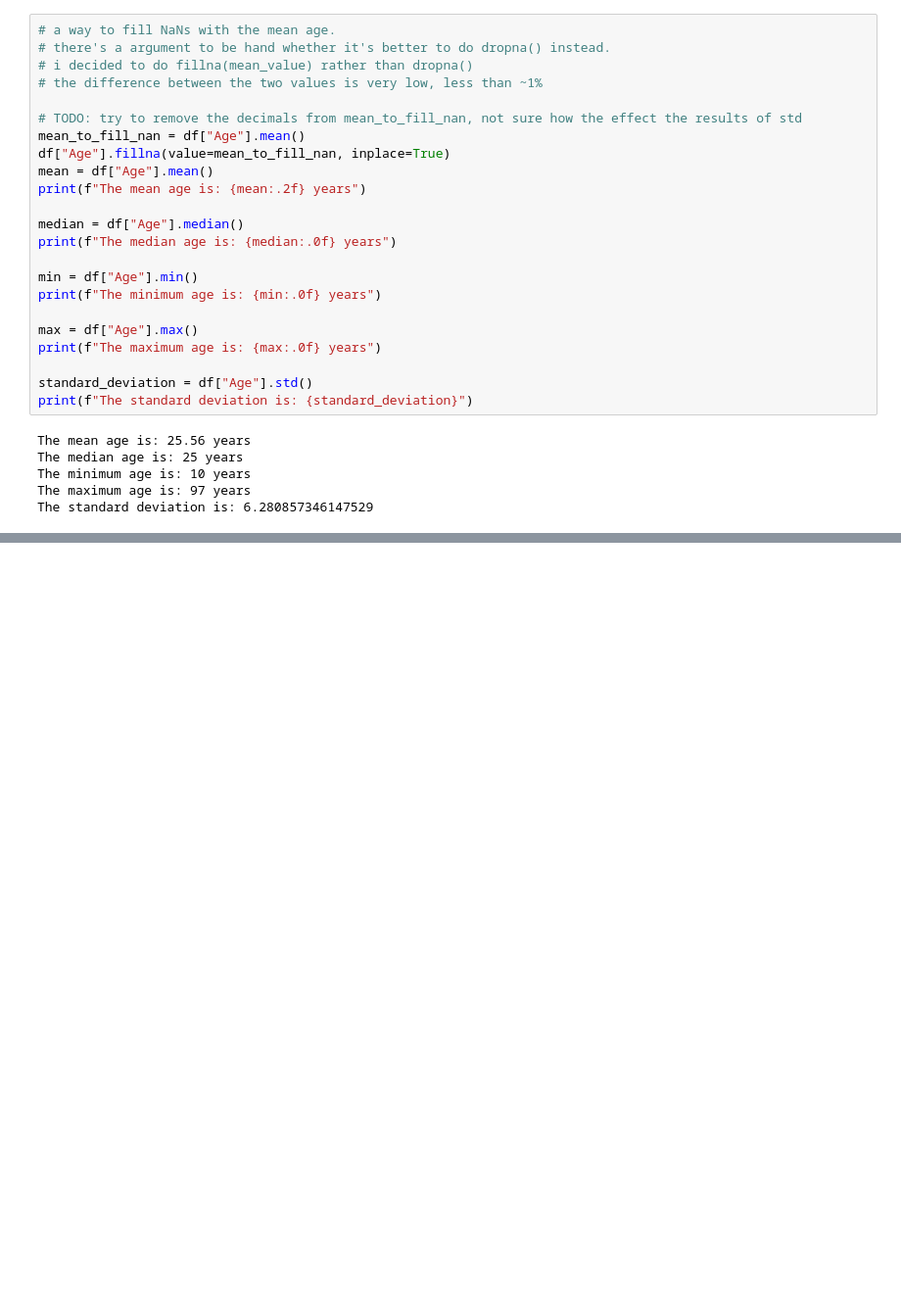
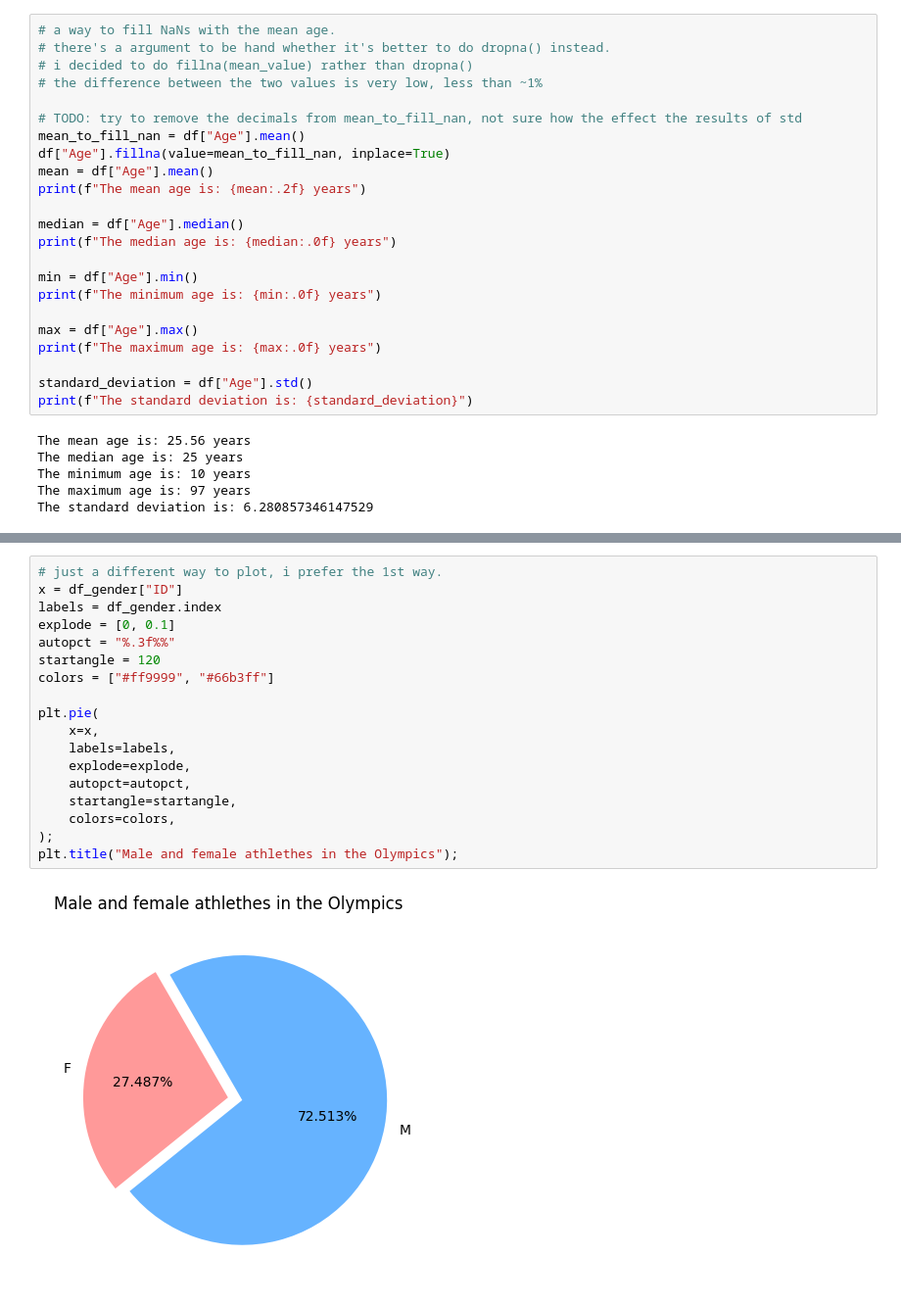
Before and after one commit to wlinds/ITHS-Projekt-OS, a Jupyter notebook: Project/Uppgift_0.ipynb, the cells around one changed output, grey strips where cells are left out. Shown at 98% size. Saved outputs shown, nothing was run; the diff lists cells and outputs as text; blank space fills up the shorter version.

```diff
--- a/Project/Uppgift_0.ipynb
+++ b/Project/Uppgift_0.ipynb
@@ -133,0 +174,20 @@ The standard deviation is: 6.280857346147529
+# %%
+# just a different way to plot, i prefer the 1st way.
+x = df_gender["ID"]
+labels = df_gender.index
+explode = [0, 0.1]
+autopct = "%.3f%%"
+startangle = 120
+colors = ["#ff9999", "#66b3ff"]
+
+plt.pie(
+    x=x,
+    labels=labels,
+    explode=explode,
+    autopct=autopct,
+    startangle=startangle,
+    colors=colors,
+);
+plt.title("Male and female athlethes in the Olympics");
+# %% [output]
+[figure, added]
```
Also changed, not shown: parts of 6 cells of this notebook.
